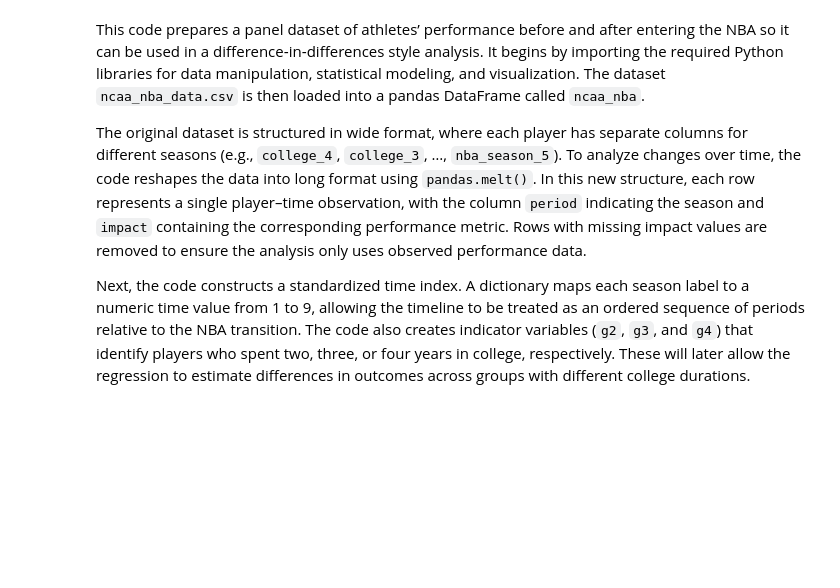
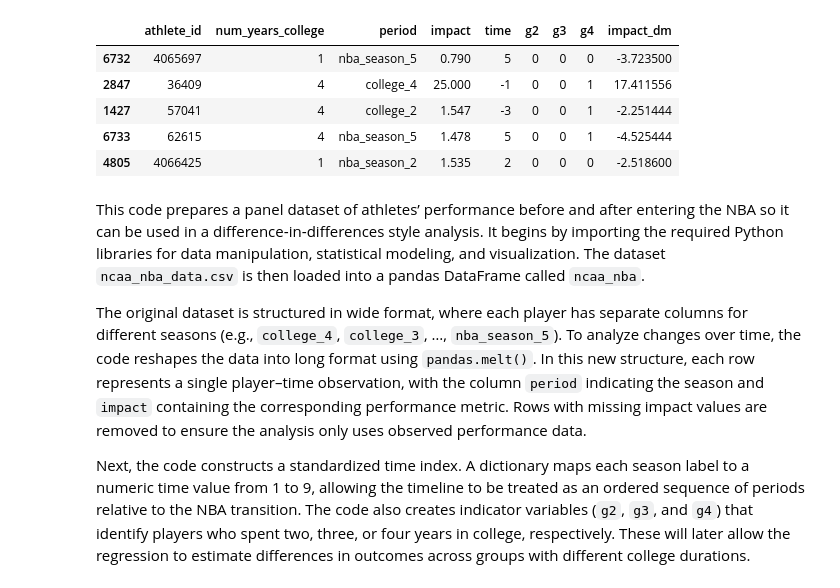
Before and after one commit to tina-ytyuan/SP26_IDS701_UDS_Project, a Jupyter notebook: nba_did.ipynb, the cells around one changed output. Drawn from its saved outputs; the diff is of its cells as text; code cells hidden in the pictures; blank space fills up the shorter version.

```diff
--- a/nba_did.ipynb
+++ b/nba_did.ipynb
@@ -46,6 +46,15 @@ for g in [2, 3, 4]:
 
 # Create a binary treatment indicator for CausalPy (1 if the player is in the NBA, 0 if in college)
 long_df["treated"] = (long_df["time"] >= 5).astype(int)
+# %%
+long_df.sample(5)
+# %% [output]
+|  | athlete_id | num_years_college | period | impact | time | g2 | g3 | g4 | impact_dm |
+| 6732 | 4065697 | 1 | nba_season_5 | 0.790 | 5 | 0 | 0 | 0 | -3.723500 |
+| 2847 | 36409 | 4 | college_4 | 25.000 | -1 | 0 | 0 | 1 | 17.411556 |
+| 1427 | 57041 | 4 | college_2 | 1.547 | -3 | 0 | 0 | 1 | -2.251444 |
+| 6733 | 62615 | 4 | nba_season_5 | 1.478 | 5 | 0 | 0 | 1 | -4.525444 |
+| 4805 | 4066425 | 1 | nba_season_2 | 1.535 | 2 | 0 | 0 | 0 | -2.518600 |
 # %% [markdown]
 This code prepares a panel dataset of athletes’ performance before and after entering the NBA so it can be used in a difference‑in‑differences style analysis. It begins by importing the required Python libraries for data manipulation, statistical modeling, and visualization. The dataset `ncaa_nba_data.csv` is then loaded into a pandas DataFrame called `ncaa_nba`.
 
```
Also changed, not shown: parts of 6 cells of this notebook.
